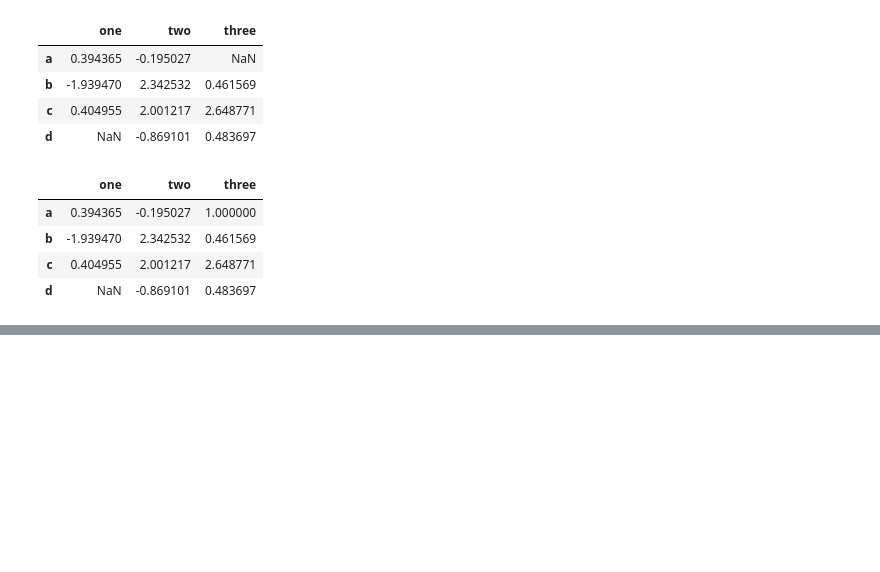
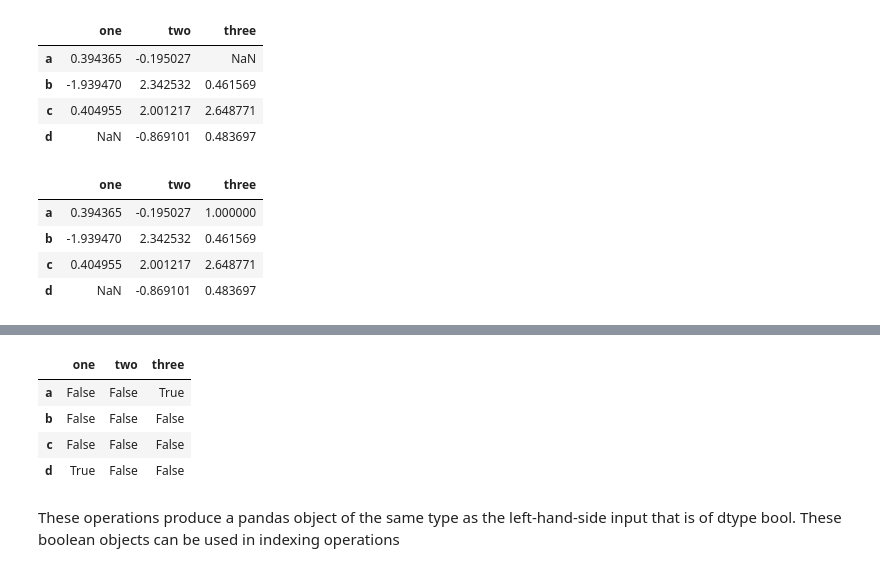
Before and after one commit to gopal-py07/DataSciencePandasExample, a Jupyter notebook: Essential basic functionality/Essential_basic_functionality.ipynb, the cells around one changed output, grey strips where cells are left out. Saved outputs shown, nothing was run; the diff lists cells and outputs as text; code cells hidden in the pictures; blank space fills up the shorter version.

```diff
--- a/Essential basic functionality/Essential_basic_functionality.ipynb
+++ b/Essential basic functionality/Essential_basic_functionality.ipynb
@@ -503,0 +516,10 @@ df.add(df2, fill_value=0)
+# %%
+df2.ne(df)
+# %% [output]
+|  | one | two | three |
+| a | False | False | True |
+| b | False | False | False |
+| c | False | False | False |
+| d | True | False | False |
+# %% [markdown]
+These operations produce a pandas object of the same type as the left-hand-side input that is of dtype bool. These boolean objects can be used in indexing operations
```
Also changed, not shown: parts of 3 cells of this notebook.
